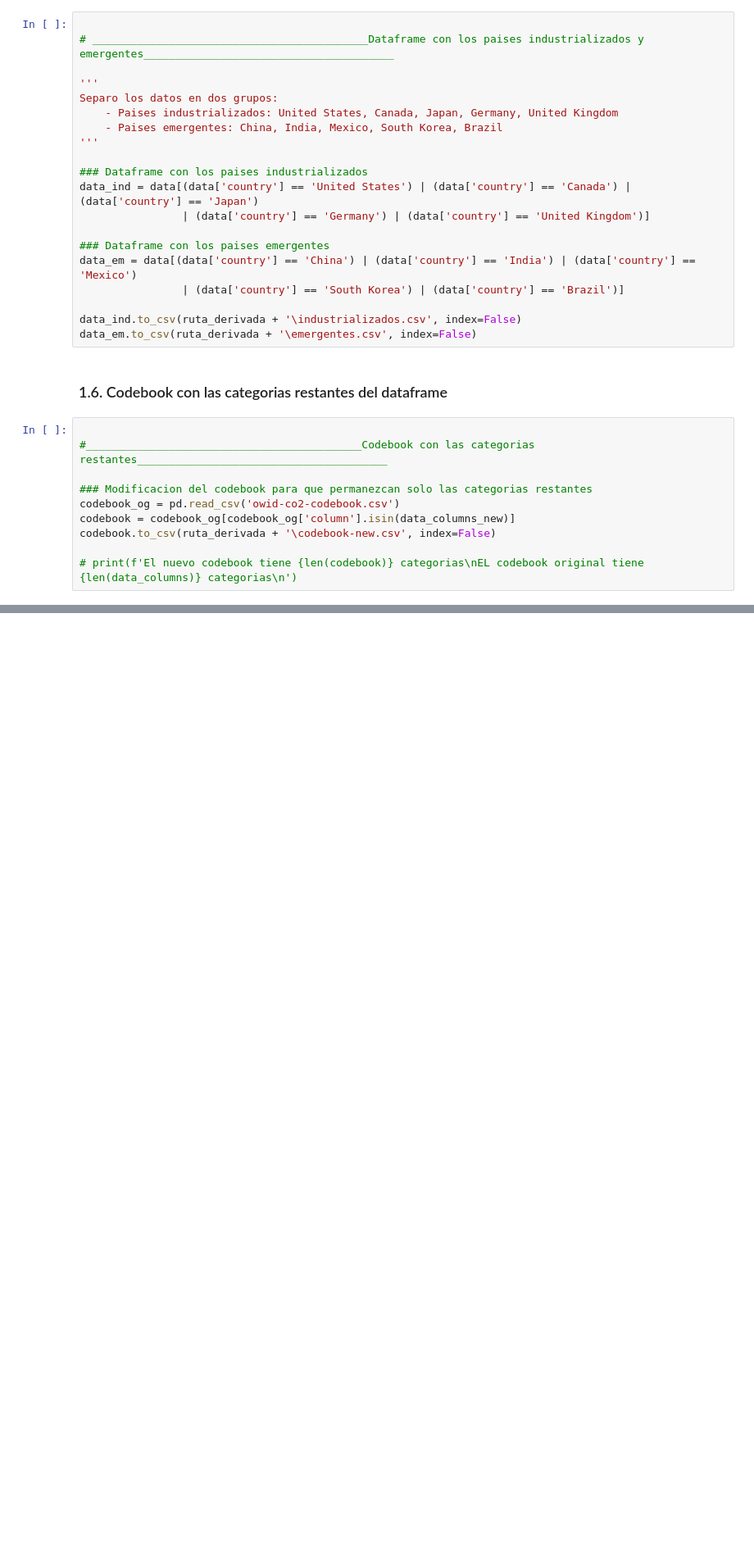
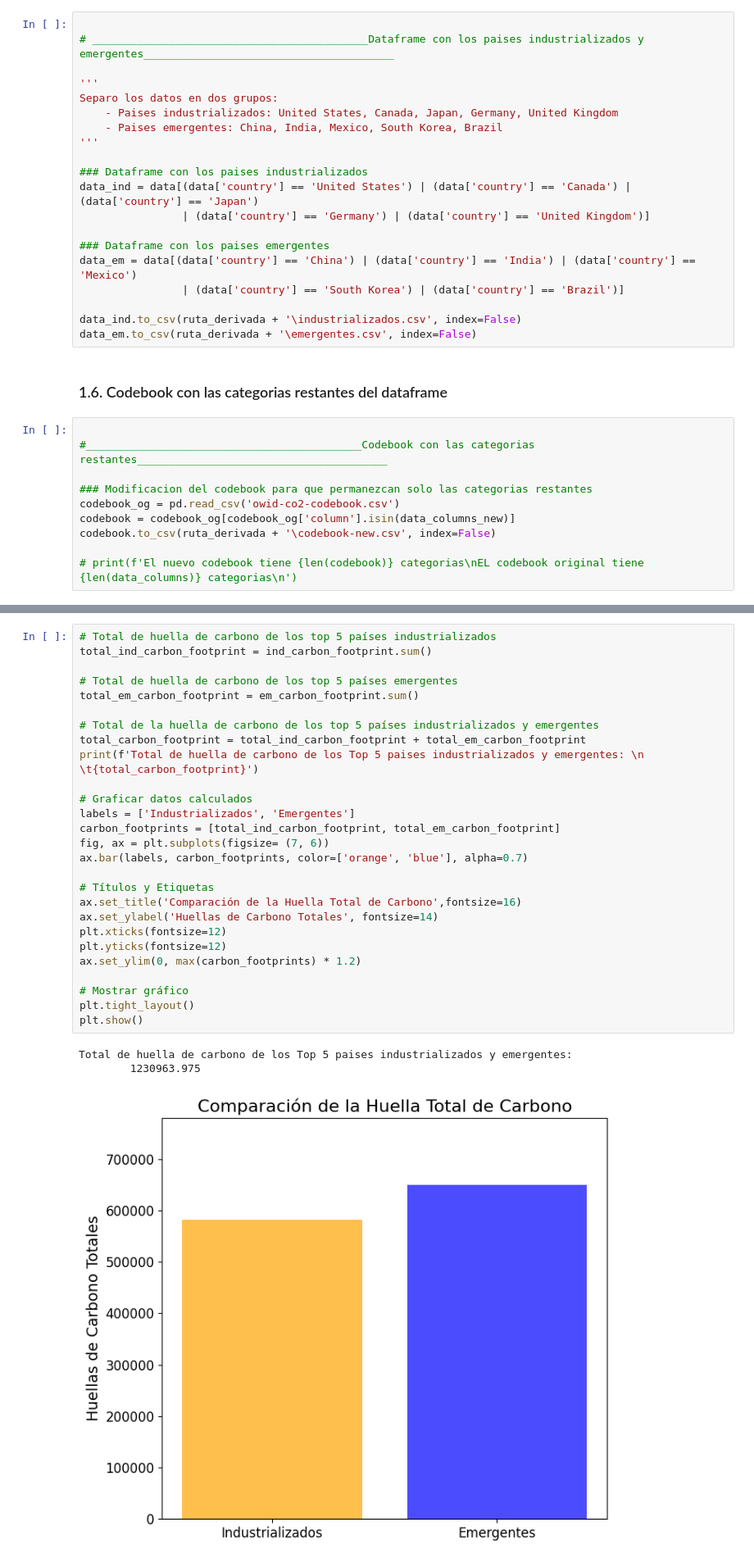
Before and after one commit to ramxv/proyecto-mod1-sic, a Jupyter notebook: main.ipynb, the cells around one changed output, grey strips where cells are left out. Shown at 82% size. Cells and saved outputs as stored; diff of their text form; blank space fills up the shorter version.

```diff
--- a/main.ipynb
+++ b/main.ipynb
@@ -166,0 +200,31 @@ codebook.to_csv(ruta_derivada + '\codebook-new.csv', index=False)
+# %%
+# Total de huella de carbono de los top 5 países industrializados
+total_ind_carbon_footprint = ind_carbon_footprint.sum()
+
+# Total de huella de carbono de los top 5 países emergentes
+total_em_carbon_footprint = em_carbon_footprint.sum()
+
+# Total de la huella de carbono de los top 5 países industrializados y emergentes
+total_carbon_footprint = total_ind_carbon_footprint + total_em_carbon_footprint
+print(f'Total de huella de carbono de los Top 5 paises industrializados y emergentes: \n \t{total_carbon_footprint}')
+
+# Graficar datos calculados
+labels = ['Industrializados', 'Emergentes']
+carbon_footprints = [total_ind_carbon_footprint, total_em_carbon_footprint]
+fig, ax = plt.subplots(figsize= (7, 6))
+ax.bar(labels, carbon_footprints, color=['orange', 'blue'], alpha=0.7)
+
+# Títulos y Etiquetas
+ax.set_title('Comparación de la Huella Total de Carbono',fontsize=16)
+ax.set_ylabel('Huellas de Carbono Totales', fontsize=14)
+plt.xticks(fontsize=12)
+plt.yticks(fontsize=12)
+ax.set_ylim(0, max(carbon_footprints) * 1.2)
+
+# Mostrar gráfico
+plt.tight_layout()
+plt.show()
+# %% [output]
+Total de huella de carbono de los Top 5 paises industrializados y emergentes:
+        1230963.975
+[figure, added]
```
Also changed, not shown: parts of 9 cells of this notebook.
